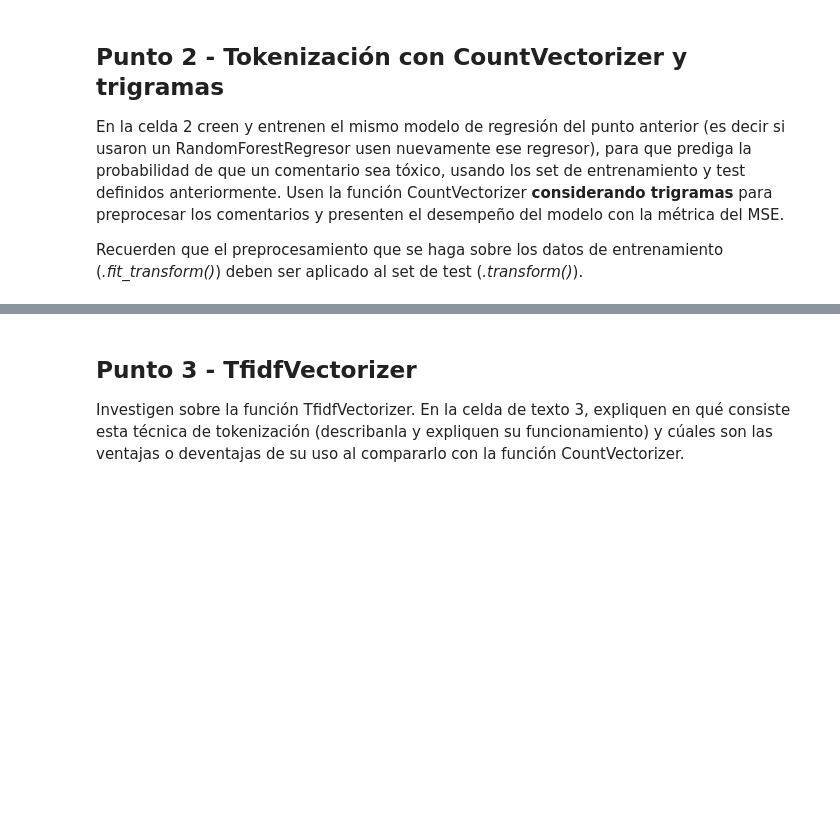
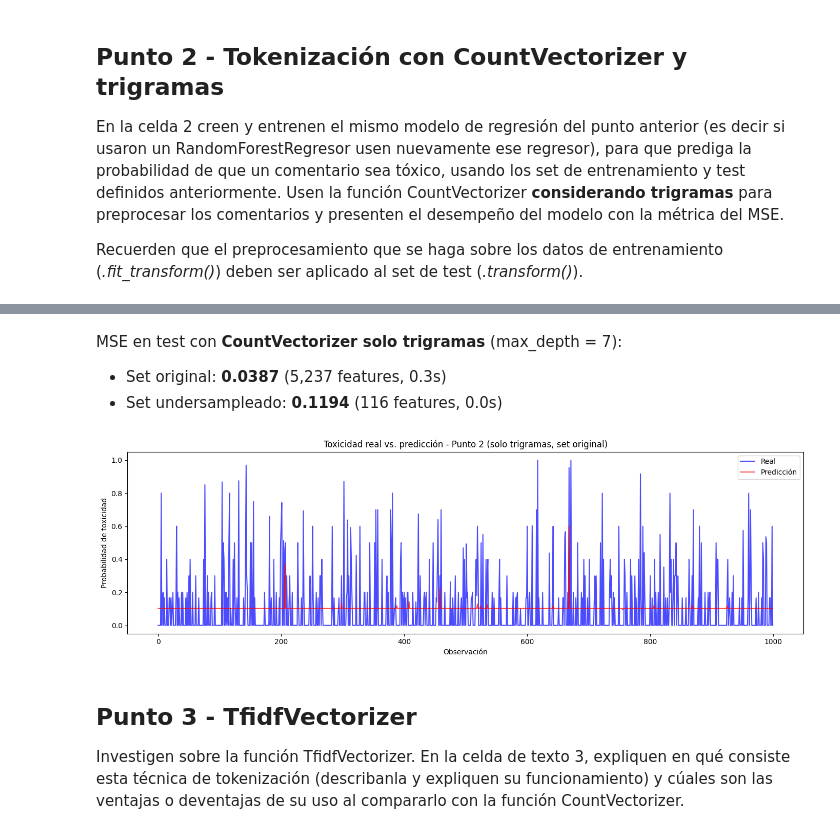
Before and after one commit to JohanManjarresMIAD/JohanManjarresMIAD-JohanManjarresMIAD-MIAD_ML_NLP_2026-Grupo_26, a Jupyter notebook: Semana 4/S4TC1_Tokenizacion.ipynb, the cells around one changed output, grey strips where cells are left out. Saved outputs shown, nothing was run; the diff lists cells and outputs as text; code cells hidden in the pictures; blank space fills up the shorter version.

```diff
--- a/Semana 4/S4TC1_Tokenizacion.ipynb
+++ b/Semana 4/S4TC1_Tokenizacion.ipynb
@@ -212,3 +250,66 @@ Se obtiene que el modelo resultante analizado en el set de datos de test cuenta
+# %%
+# Punto 2 - CountVectorizer con solo trigramas
+# Mismo modelo y mismo esquema A/B del Punto 1. Fijo max_depth al valor
+# que gano la calibracion para que la comparacion sea justa.
+# ngram_range=(3,3) genera UNICAMENTE trigramas (sin 1-gramas ni 2-gramas).
+# Como el espacio de trigramas es mucho mas grande, bajo max_features a 10k
+# para que el entrenamiento siga siendo manejable.
+
+# --- A) Train ORIGINAL ---
+vect_a_tri = CountVectorizer(lowercase=True, stop_words='english',
+                             min_df=10, max_df=0.95, max_features=10000,
+                             ngram_range=(3, 3))
+X_tr_a_tri = vect_a_tri.fit_transform(X_train)
+X_te_a_tri = vect_a_tri.transform(X_test)
+
+t0 = time()
+xgb_a_tri = XGBRegressor(n_estimators=100, learning_rate=0.1, max_depth=depth_opt,
+                         random_state=42, n_jobs=-1, tree_method='hist')
+xgb_a_tri.fit(X_tr_a_tri, y_train)
+t_a_tri = time() - t0
+y_pred_a_tri = xgb_a_tri.predict(X_te_a_tri)
+mse_p2_orig = metrics.mean_squared_error(y_test, y_pred_a_tri)
+
+# --- B) Train UNDERSAMPLEADO ---
+vect_b_tri = CountVectorizer(lowercase=True, stop_words='english',
+                             min_df=10, max_df=0.95, max_features=10000,
+                             ngram_range=(3, 3))
+X_tr_b_tri = vect_b_tri.fit_transform(X_train_final)
+X_te_b_tri = vect_b_tri.transform(X_test)
+
+t0 = time()
+xgb_b_tri = XGBRegressor(n_estimators=100, learning_rate=0.1, max_depth=depth_opt,
+                         random_state=42, n_jobs=-1, tree_method='hist')
+xgb_b_tri.fit(X_tr_b_tri, y_train_final)
+t_b_tri = time() - t0
+y_pred_b_tri = xgb_b_tri.predict(X_te_b_tri)
+mse_p2_under = metrics.mean_squared_error(y_test, y_pred_b_tri)
+
+display(Markdown(f"""MSE en test con **CountVectorizer solo trigramas** (max_depth = {depth_opt}):
+- Set original: **{mse_p2_orig:.4f}**  ({X_tr_a_tri.shape[1]:,} features, {t_a_tri:.1f}s)
+- Set undersampleado: **{mse_p2_under:.4f}**  ({X_tr_b_tri.shape[1]:,} features, {t_b_tri:.1f}s)
+"""))
+
+# Grafica del escenario con mejor MSE
+if mse_p2_orig <= mse_p2_under:
+    y_pred_plot_tri, etiq_tri = y_pred_a_tri, 'original'
+else:
+    y_pred_plot_tri, etiq_tri = y_pred_b_tri, 'undersampleado'
+
+plt.figure(figsize=(14, 4.5))
+plt.plot(y_test.values[:1000], color='blue', label='Real', alpha=0.7)
+plt.plot(y_pred_plot_tri[:1000], color='red', label='Predicción', alpha=0.7)
+plt.title(f'Toxicidad real vs. predicción - Punto 2 (solo trigramas, set {etiq_tri})')
+plt.xlabel('Observación')
+plt.ylabel('Probabilidad de toxicidad')
+plt.legend()
+plt.tight_layout()
+plt.show()
+# %% [output]
+MSE en test con **CountVectorizer solo trigramas** (max_depth = 7):
+- Set original: **0.0387**  (5,237 features, 0.3s)
+- Set undersampleado: **0.1194**  (116 features, 0.0s)
+[figure, added]
 # %% [markdown]
 ## Punto 3 - TfidfVectorizer
 
```
Also changed, not shown: parts of 12 cells of this notebook, 1 other file.
